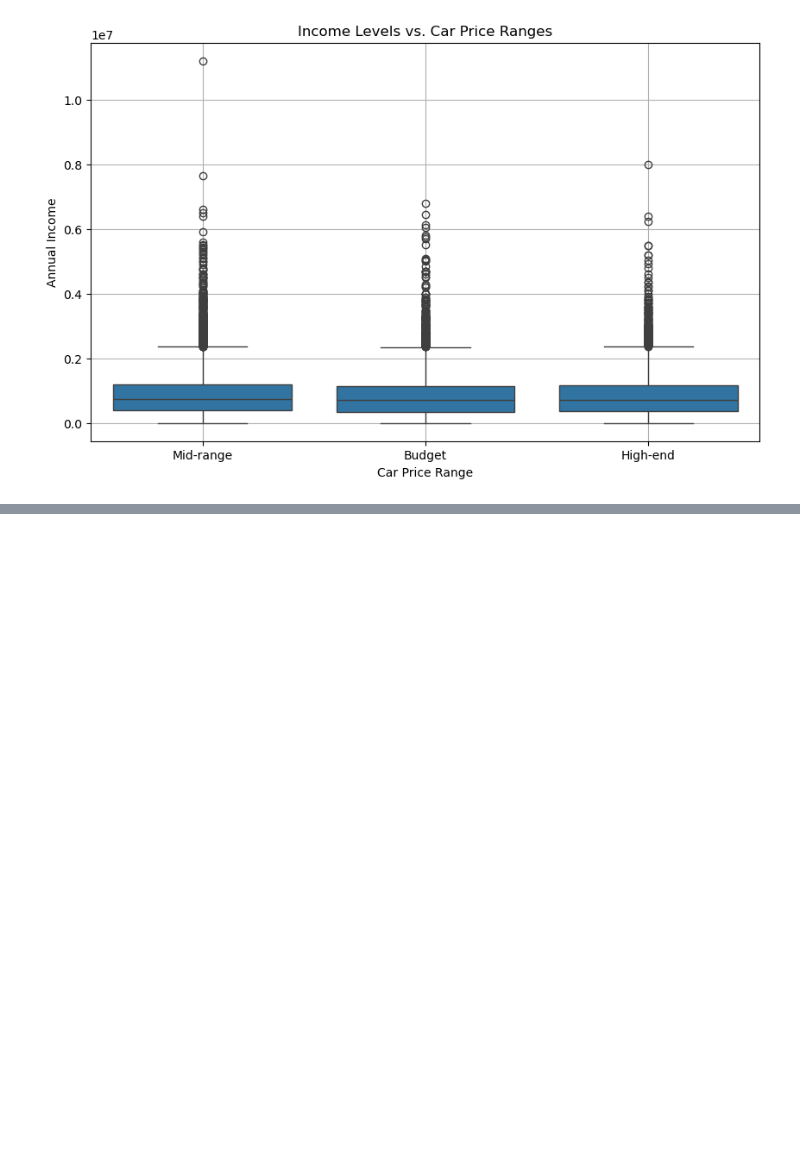
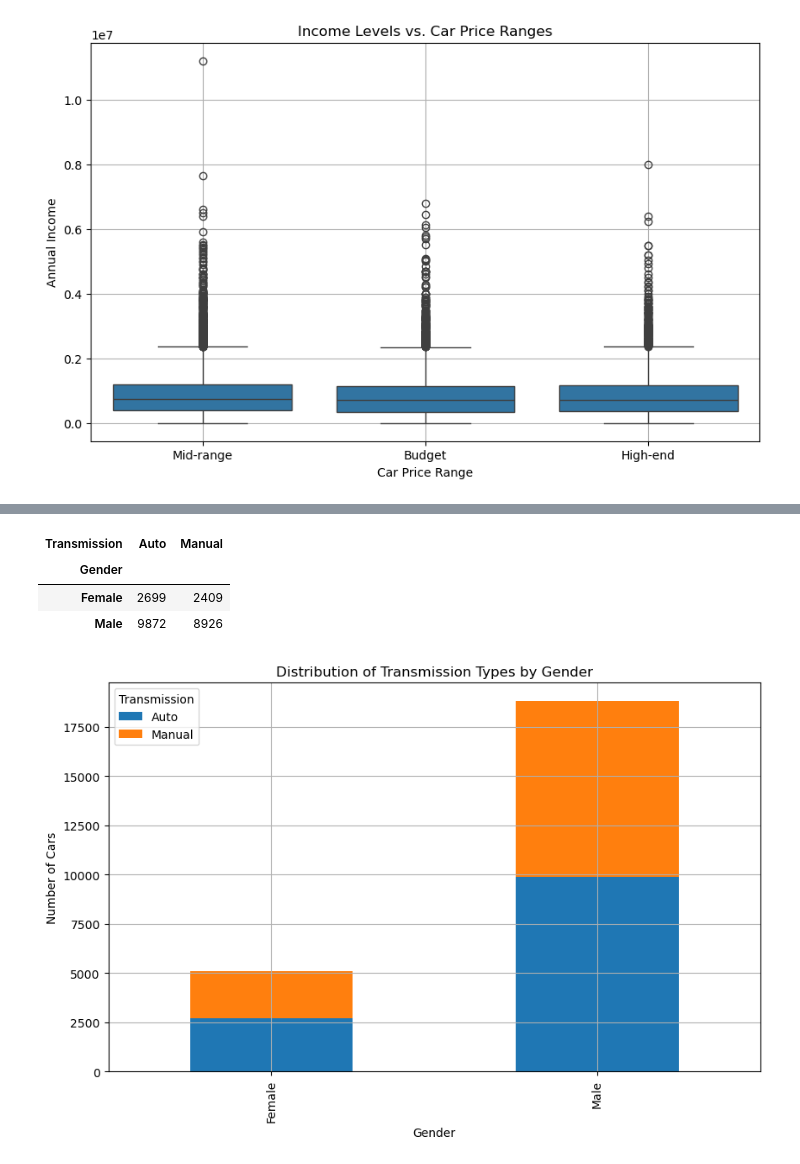
Before and after one commit to ikwabia/Car-Sales-, a Jupyter notebook: car_analysis.ipynb, the cells around one changed output, grey strips where cells are left out. Saved outputs shown, nothing was run; the diff lists cells and outputs as text; code cells hidden in the pictures; blank space fills up the shorter version.

```diff
--- a/car_analysis.ipynb
+++ b/car_analysis.ipynb
@@ -42,6 +67,9 @@ Data columns (total 16 columns):
 dtypes: int64(3), object(13)
 memory usage: 2.9+ MB
 False
+# %%
+# Remove leading/trailing spaces from column names
+df.columns = df.columns.str.strip()
 # %%
 # Check for null values in each column
 df.isnull().sum()
@@ -82,9 +116,6 @@ plt.grid(True)
 plt.show()
 # %% [output]
 [figure]
-# %%
-# Remove leading/trailing spaces from column names
-car_sales_df.columns = car_sales_df.columns.str.strip()
 # %%
 # Create a new column for price range categories
 def categorize_price(price):
@@ -116,0 +151,18 @@ Objective: To investigate how gender influences the choice of car body style (e.
+# %%
+transmission_by_gender = car_sales_df.groupby(['Gender', 'Transmission']).size().unstack()
+transmission_by_gender
+# %% [output]
+| Transmission | Auto | Manual |
+| Gender |  |  |
+| Female | 2699 | 2409 |
+| Male | 9872 | 8926 |
+# %%
+# Plotting the distribution using a bar chart
+transmission_by_gender.plot(kind='bar', stacked=True, figsize=(10, 6))
+plt.title('Distribution of Transmission Types by Gender')
+plt.xlabel('Gender')
+plt.ylabel('Number of Cars')
+plt.grid(True)
+plt.show()
+# %% [output]
+[figure, added]
```
Also changed, not shown: parts of 18 cells of this notebook, 1 other file.
